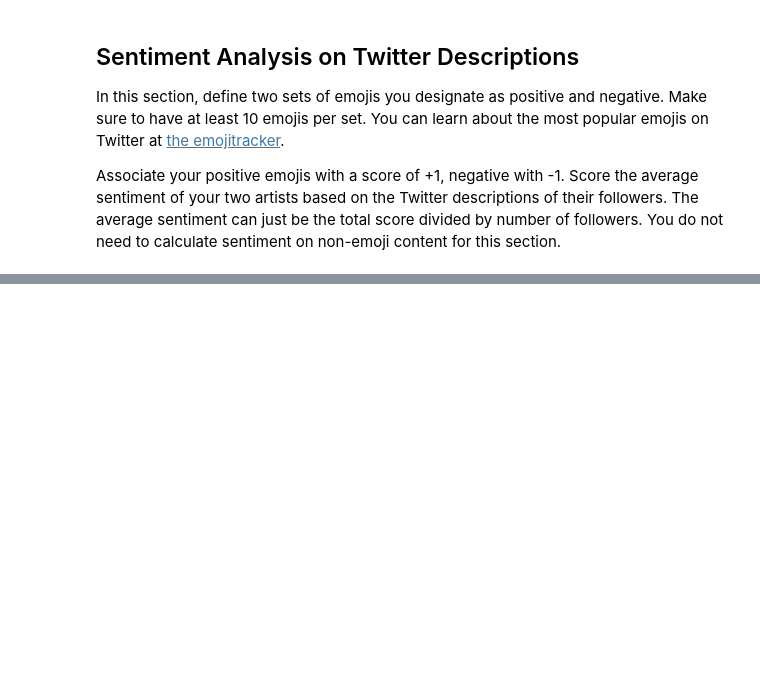
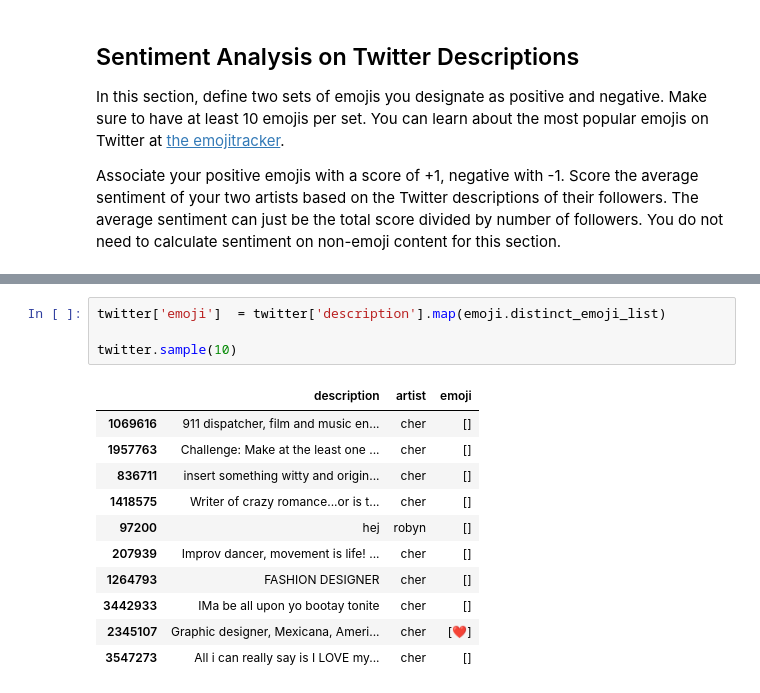
Before and after one commit to Brianne-Bell/ADS-509-textmine_M6-sentiment, a Jupyter notebook: Bell-Brianne_ADS-509-M6_Sentiment Assignment.ipynb, the cells around one changed output, grey strips where cells are left out. Drawn from its saved outputs; the diff is of its cells as text; blank space fills up the shorter version.

```diff
--- a/Bell-Brianne_ADS-509-M6_Sentiment Assignment.ipynb
+++ b/Bell-Brianne_ADS-509-M6_Sentiment Assignment.ipynb
@@ -523,0 +519,16 @@ Associate your positive emojis with a score of +1, negative with -1. Score the a
+# %%
+twitter['emoji']  = twitter['description'].map(emoji.distinct_emoji_list)
+
+twitter.sample(10)
+# %% [output]
+|  | description | artist | emoji |
+| 1069616 | 911 dispatcher, film and music en... | cher | [] |
+| 1957763 | Challenge: Make at the least one ... | cher | [] |
+| 836711 | insert something witty and origin... | cher | [] |
+| 1418575 | Writer of crazy romance...or is t... | cher | [] |
+| 97200 | hej | robyn | [] |
+| 207939 | Improv dancer, movement is life! ... | cher | [] |
+| 1264793 | FASHION DESIGNER | cher | [] |
+| 3442933 | IMa be all upon yo bootay tonite | cher | [] |
+| 2345107 | Graphic designer, Mexicana, Ameri... | cher | [❤️] |
+| 3547273 | All i can really say is I LOVE my... | cher | [] |
```
Also changed, not shown: parts of 16 cells of this notebook.
